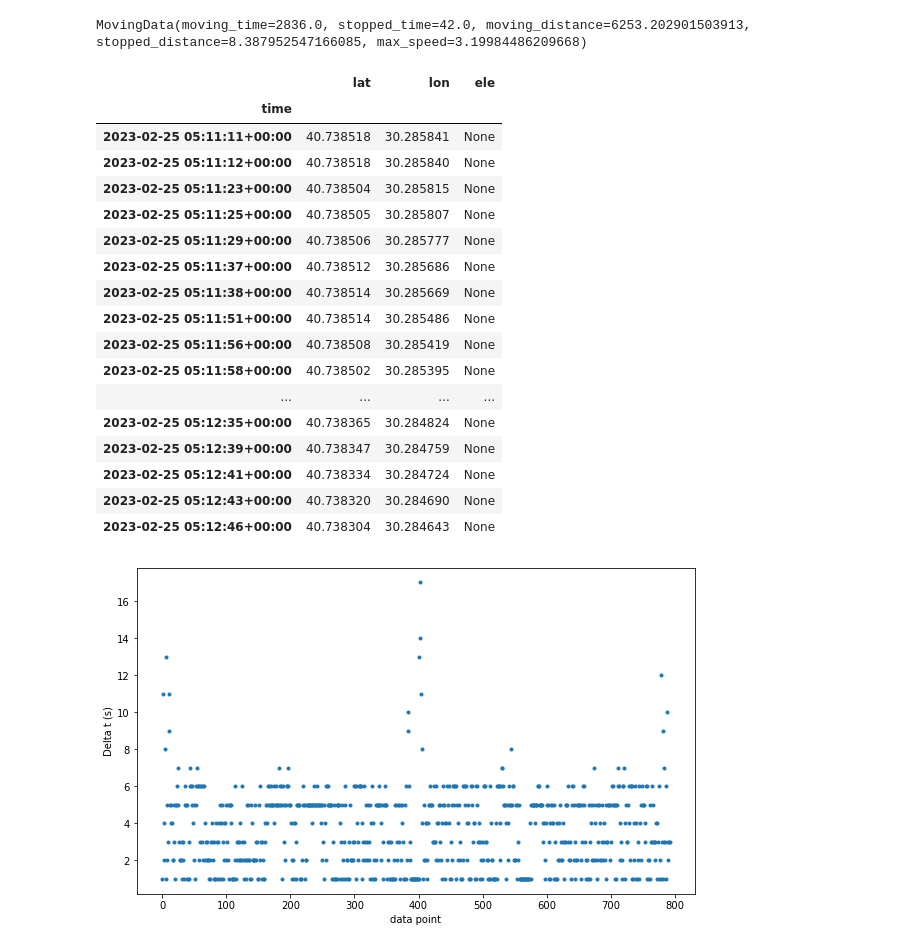
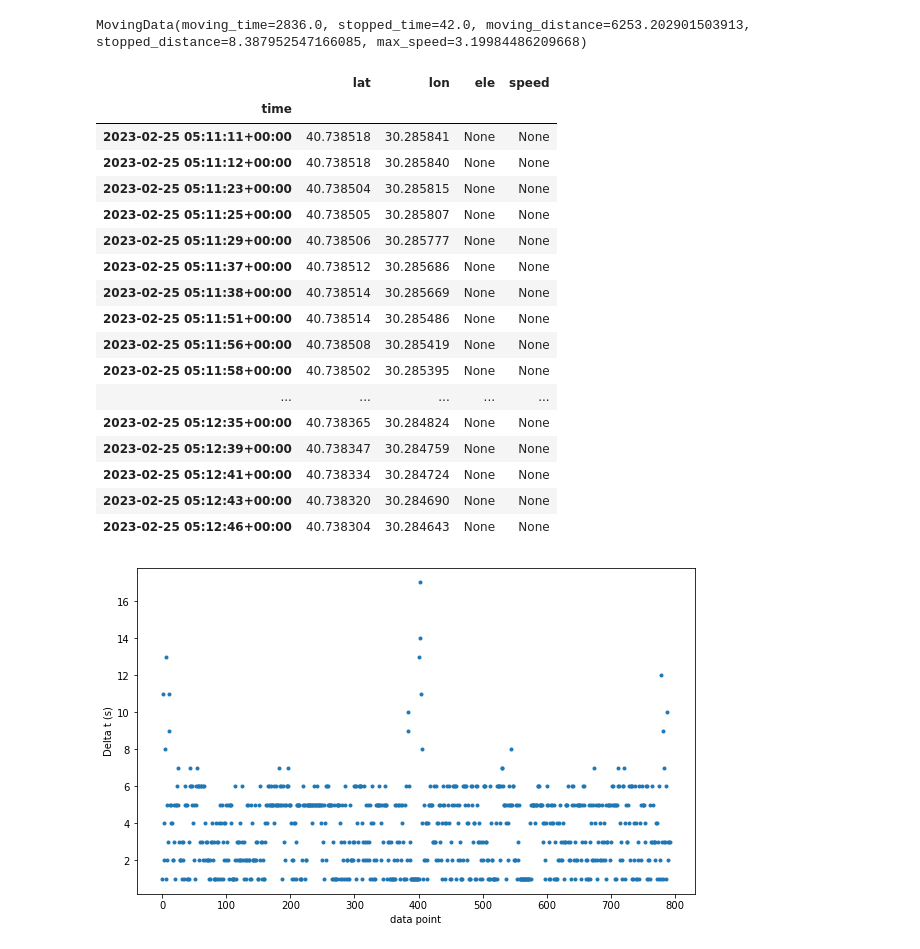
Before and after one commit to Halil-Bayindir/Physics-of-Rowing, a Jupyter notebook: gps_analysis_updated-checkpoint.ipynb, the cells around one changed output. Cells and saved outputs as stored; diff of their text form; code cells hidden in the pictures.

```diff
--- a/gps_analysis_updated-checkpoint.ipynb
+++ b/gps_analysis_updated-checkpoint.ipynb
@@ -54,31 +54,32 @@ MovingData(moving_time=2836.0, stopped_time=42.0, moving_distance=6253.202901503
 segment = gpx.tracks[0].segments[0]
 # %%
 coords = pd.DataFrame([
-        {'lat': p.latitude,
-         'lon': p.longitude,
-         'ele': p.elevation,
-         'time': p.time} for p in segment.points])
+        {'lat'  : p.latitude,
+         'lon'  : p.longitude,
+         'ele'  : p.elevation,
+         'time' : p.time,
+         'speed': p.speed } for p in segment.points])
 coords.set_index('time', drop=True, inplace=True)
 coords.head(20)
 # %% [output]
-|  | lat | lon | ele |
-| time |  |  |  |
-| 2023-02-25 05:11:11+00:00 | 40.738518 | 30.285841 | None |
-| 2023-02-25 05:11:12+00:00 | 40.738518 | 30.285840 | None |
-| 2023-02-25 05:11:23+00:00 | 40.738504 | 30.285815 | None |
-| 2023-02-25 05:11:25+00:00 | 40.738505 | 30.285807 | None |
-| 2023-02-25 05:11:29+00:00 | 40.738506 | 30.285777 | None |
-| 2023-02-25 05:11:37+00:00 | 40.738512 | 30.285686 | None |
-| 2023-02-25 05:11:38+00:00 | 40.738514 | 30.285669 | None |
-| 2023-02-25 05:11:51+00:00 | 40.738514 | 30.285486 | None |
-| 2023-02-25 05:11:56+00:00 | 40.738508 | 30.285419 | None |
-| 2023-02-25 05:11:58+00:00 | 40.738502 | 30.285395 | None |
-| ... | ... | ... | ... |
-| 2023-02-25 05:12:35+00:00 | 40.738365 | 30.284824 | None |
-| 2023-02-25 05:12:39+00:00 | 40.738347 | 30.284759 | None |
-| 2023-02-25 05:12:41+00:00 | 40.738334 | 30.284724 | None |
-| 2023-02-25 05:12:43+00:00 | 40.738320 | 30.284690 | None |
-| 2023-02-25 05:12:46+00:00 | 40.738304 | 30.284643 | None |
+|  | lat | lon | ele | speed |
+| time |  |  |  |  |
+| 2023-02-25 05:11:11+00:00 | 40.738518 | 30.285841 | None | None |
+| 2023-02-25 05:11:12+00:00 | 40.738518 | 30.285840 | None | None |
+| 2023-02-25 05:11:23+00:00 | 40.738504 | 30.285815 | None | None |
+| 2023-02-25 05:11:25+00:00 | 40.738505 | 30.285807 | None | None |
+| 2023-02-25 05:11:29+00:00 | 40.738506 | 30.285777 | None | None |
+| 2023-02-25 05:11:37+00:00 | 40.738512 | 30.285686 | None | None |
+| 2023-02-25 05:11:38+00:00 | 40.738514 | 30.285669 | None | None |
+| 2023-02-25 05:11:51+00:00 | 40.738514 | 30.285486 | None | None |
+| 2023-02-25 05:11:56+00:00 | 40.738508 | 30.285419 | None | None |
+| 2023-02-25 05:11:58+00:00 | 40.738502 | 30.285395 | None | None |
+| ... | ... | ... | ... | ... |
+| 2023-02-25 05:12:35+00:00 | 40.738365 | 30.284824 | None | None |
+| 2023-02-25 05:12:39+00:00 | 40.738347 | 30.284759 | None | None |
+| 2023-02-25 05:12:41+00:00 | 40.738334 | 30.284724 | None | None |
+| 2023-02-25 05:12:43+00:00 | 40.738320 | 30.284690 | None | None |
+| 2023-02-25 05:12:46+00:00 | 40.738304 | 30.284643 | None | None |
 # %%
 tdelta = np.diff(coords.index)
 # %%
```
Also changed, not shown: parts of 10 cells of this notebook.
